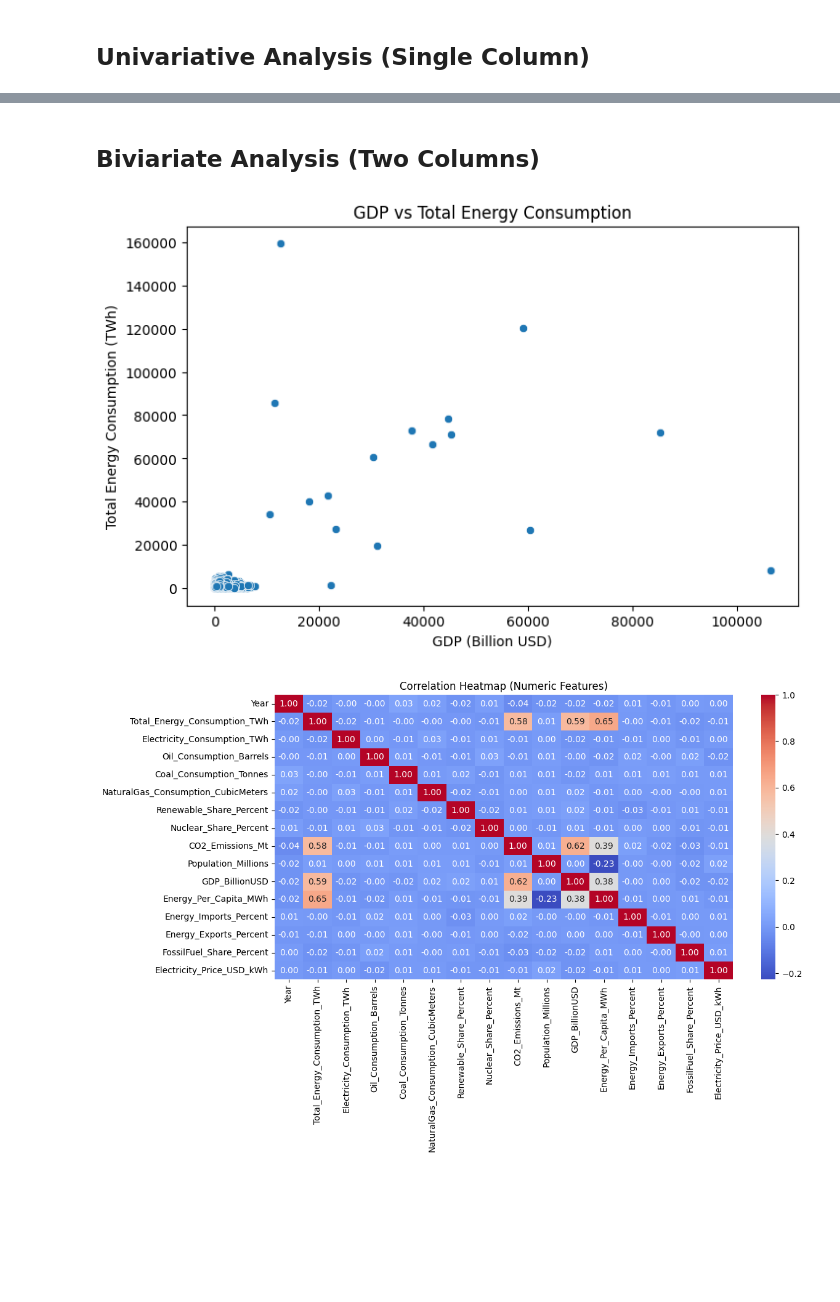
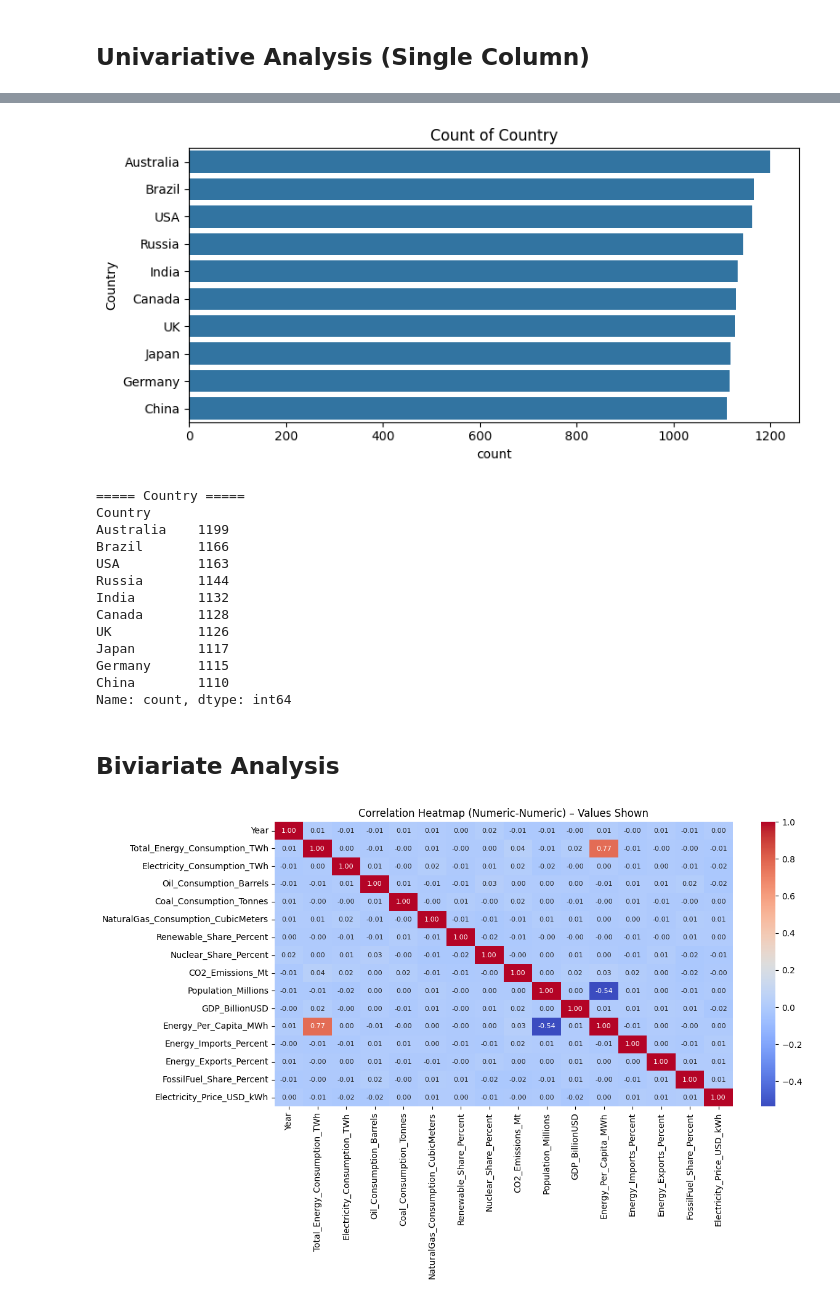
Before and after one commit to bprasad03/Global_Energy_Conusmption_EDA, a Jupyter notebook: GlobalEnergyConsumptionAnalysis.ipynb, the cells around one changed output, grey strips where cells are left out. Cells and saved outputs as stored; diff of their text form; code cells hidden in the pictures; blank space fills up the shorter version.

```diff
--- a/GlobalEnergyConsumptionAnalysis.ipynb
+++ b/GlobalEnergyConsumptionAnalysis.ipynb
@@ -111,0 +146,19 @@ dtype: int64
+# %%
+# === IQR Outlier Capping ===
+
+# select numeric columns
+num_cols = df.select_dtypes(include=['float64','int64']).columns
+
+# calculate Q1, Q3 and IQR
+Q1 = df[num_cols].quantile(0.25)
+Q3 = df[num_cols].quantile(0.75)
+IQR = Q3 - Q1
+
+# compute bounds
+lower_bound = Q1 - 1.5 * IQR
+upper_bound = Q3 + 1.5 * IQR
+
+# cap values outside bounds
+df[num_cols] = df[num_cols].clip(lower_bound, upper_bound, axis=1)
+
+print("IQR Capping completed successfully!")
@@ -131,20 +245,46 @@ plt.show()
+# %%
+# === Univariate - Categorical (Countplots) ===
+
+cat_cols = df.select_dtypes(include=['object']).columns
+
+for col in cat_cols:
+    plt.figure(figsize=(8,4))
+    sns.countplot(y=df[col], order=df[col].value_counts().index)
+    plt.title(f"Count of {col}")
+    plt.tight_layout()
+    plt.show()
+# %% [output]
+[figure, added]
+# %%
+# === Value counts for categorical features ===
+for col in cat_cols:
+    print(f"\n===== {col} =====")
+    print(df[col].value_counts())
+# %% [output]
+===== Country =====
+Country
+Australia    1199
+Brazil       1166
+USA          1163
+Russia       1144
+India        1132
+Canada       1128
+UK           1126
+Japan        1117
+Germany      1115
+China        1110
+Name: count, dtype: int64
 # %% [markdown]
-## Biviariate Analysis (Two Columns)
+## Biviariate Analysis
 # %%
-# Scatter plot: GDP vs Energy Consumption
-plt.figure(figsize=(8,5))
-sns.scatterplot(x="GDP_BillionUSD", y="Total_Energy_Consumption_TWh", data=df_cleaned)
-plt.title("GDP vs Total Energy Consumption")
-plt.xlabel("GDP (Billion USD)")
-plt.ylabel("Total Energy Consumption (TWh)")
+# === Bivariate Analysis: numeric-numeric correlation ===
+
+num_cols = df.select_dtypes(include=['float64','int64']).columns
+corr = df[num_cols].corr()
+
+plt.figure(figsize=(12,6))
+sns.heatmap(corr, annot=True, fmt=".2f", cmap="coolwarm", annot_kws={"size":8})
+plt.title("Correlation Heatmap (Numeric-Numeric) – Values Shown")
 plt.show()
-
-# Correlation heatmap (numeric columns only)
-numeric_df = df_cleaned.select_dtypes(include=[np.number])   # only numeric data
-plt.figure(figsize=(12,6))
-sns.heatmap(numeric_df.corr(), annot=True, cmap="coolwarm", fmt=".2f")
-plt.title("Correlation Heatmap (Numeric Features)")
-plt.show()
 # %% [output]
-[figure, old version]
+[figure, new version]
-[figure, removed]
```
Also changed, not shown: parts of 20 cells of this notebook.
